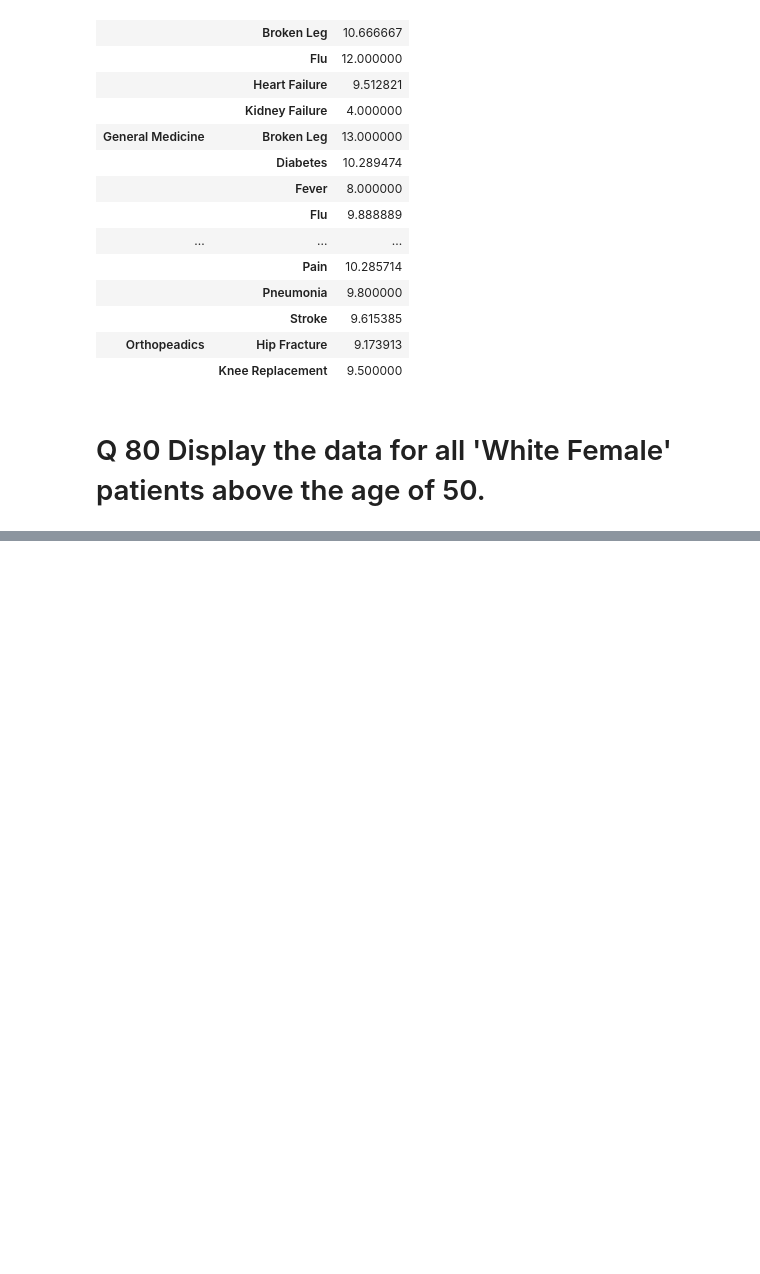
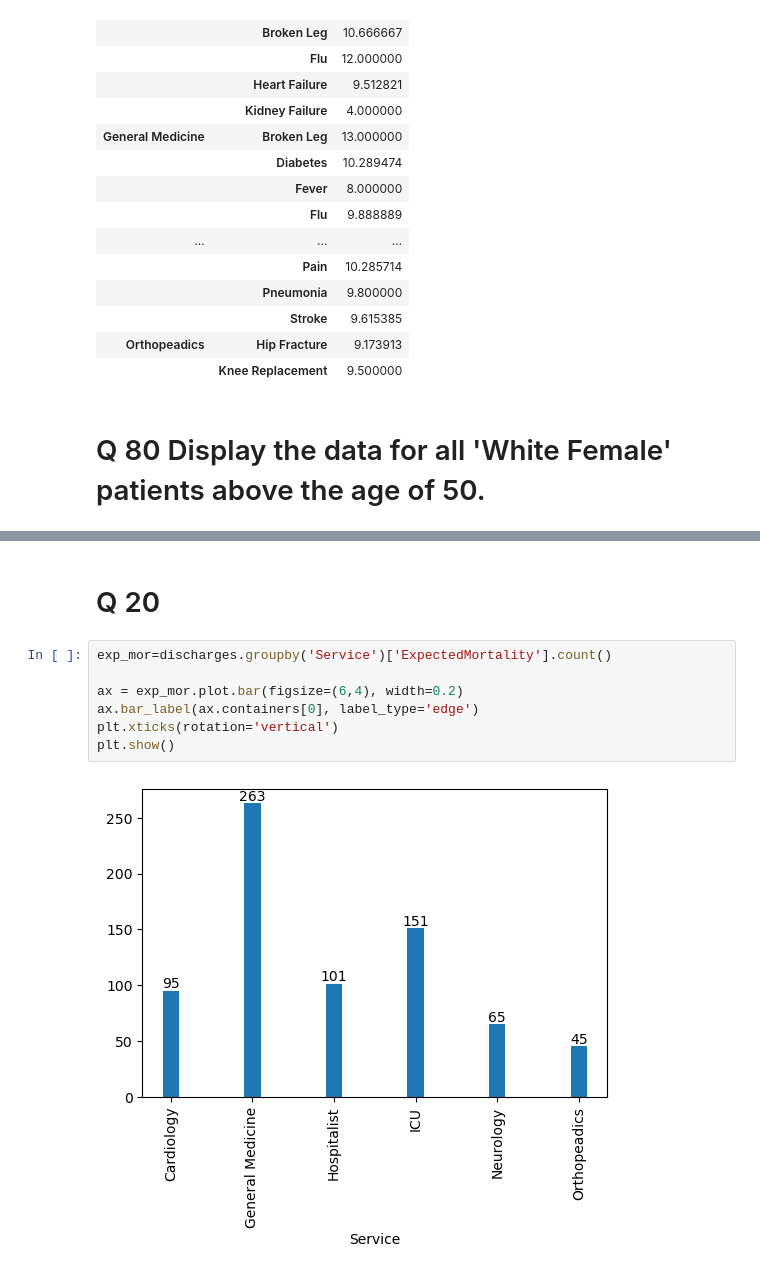
Before and after one commit to AbinayaGobinath/DataWranglers_PythonHackathon, a Jupyter notebook: DataWranglers_Finalquestions.ipynb, the cells around one changed output, grey strips where cells are left out. Cells and saved outputs as stored; diff of their text form; blank space fills up the shorter version.

```diff
--- a/DataWranglers_Finalquestions.ipynb
+++ b/DataWranglers_Finalquestions.ipynb
@@ -258,0 +292,11 @@ white_female
+# %% [markdown]
+# Q 20
+# %%
+exp_mor=discharges.groupby('Service')['ExpectedMortality'].count()
+
+ax = exp_mor.plot.bar(figsize=(6,4), width=0.2)
+ax.bar_label(ax.containers[0], label_type='edge')
+plt.xticks(rotation='vertical')
+plt.show()
+# %% [output]
+[figure, added]
```
Also changed, not shown: parts of 9 cells of this notebook.
